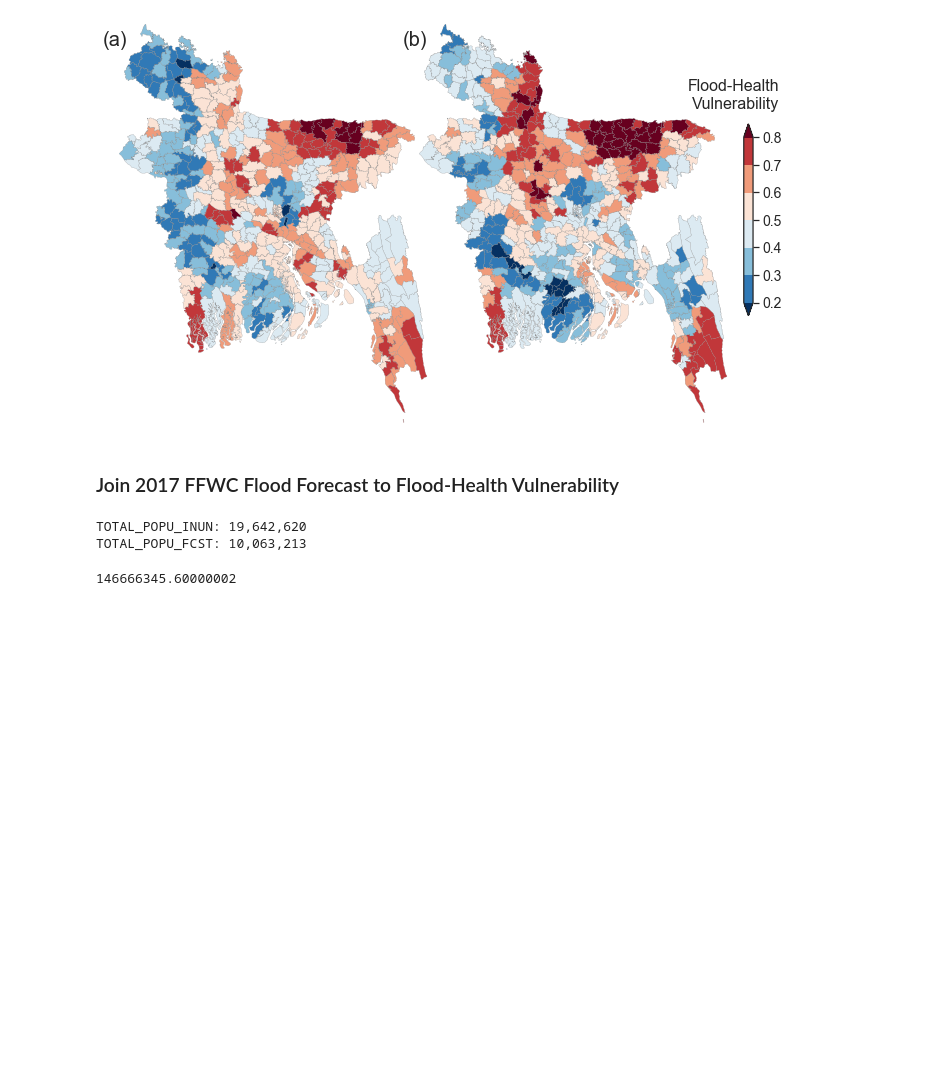
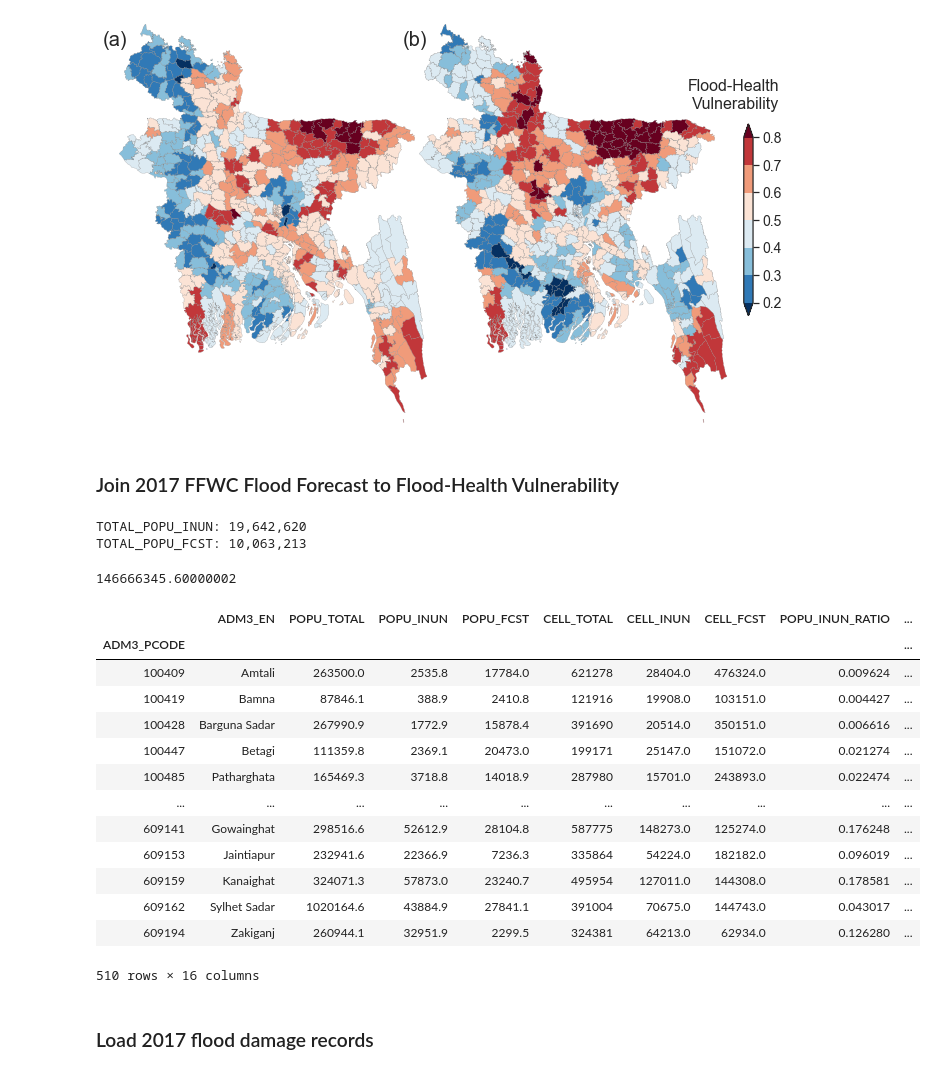
Before and after one commit to gnodnooh/VulnRiskImpact-BGD, a Jupyter notebook: FVI_Assessment.ipynb, the cells around one changed output. Drawn from its saved outputs; the diff is of its cells as text; code cells hidden in the pictures; blank space fills up the shorter version.

```diff
--- a/FVI_Assessment.ipynb
+++ b/FVI_Assessment.ipynb
@@ -394,3 +394,22 @@ temp = temp.merge(vuln, on='ADM3_PCODE')
 temp['POPU_TOTAL'].sum()
 # %% [output]
 146666345.60000002
+# %%
+temp
+# %% [output]
+|  | ADM3_EN | POPU_TOTAL | POPU_INUN | POPU_FCST | CELL_TOTAL | CELL_INUN | CELL_FCST | POPU_INUN_RATIO | ... |
+| ADM3_PCODE |  |  |  |  |  |  |  |  | ... |
+| 100409 | Amtali | 263500.0 | 2535.8 | 17784.0 | 621278 | 28404.0 | 476324.0 | 0.009624 | ... |
+| 100419 | Bamna | 87846.1 | 388.9 | 2410.8 | 121916 | 19908.0 | 103151.0 | 0.004427 | ... |
+| 100428 | Barguna Sadar | 267990.9 | 1772.9 | 15878.4 | 391690 | 20514.0 | 350151.0 | 0.006616 | ... |
+| 100447 | Betagi | 111359.8 | 2369.1 | 20473.0 | 199171 | 25147.0 | 151072.0 | 0.021274 | ... |
+| 100485 | Patharghata | 165469.3 | 3718.8 | 14018.9 | 287980 | 15701.0 | 243893.0 | 0.022474 | ... |
+| ... | ... | ... | ... | ... | ... | ... | ... | ... | ... |
+| 609141 | Gowainghat | 298516.6 | 52612.9 | 28104.8 | 587775 | 148273.0 | 125274.0 | 0.176248 | ... |
+| 609153 | Jaintiapur | 232941.6 | 22366.9 | 7236.3 | 335864 | 54224.0 | 182182.0 | 0.096019 | ... |
+| 609159 | Kanaighat | 324071.3 | 57873.0 | 23240.7 | 495954 | 127011.0 | 144308.0 | 0.178581 | ... |
+| 609162 | Sylhet Sadar | 1020164.6 | 43884.9 | 27841.1 | 391004 | 70675.0 | 144743.0 | 0.043017 | ... |
+| 609194 | Zakiganj | 260944.1 | 32951.9 | 2299.5 | 324381 | 64213.0 | 62934.0 | 0.126280 | ... |
+510 rows × 16 columns
+# %% [markdown]
+### Load 2017 flood damage records
```
Also changed, not shown: parts of 1 cell of this notebook.
